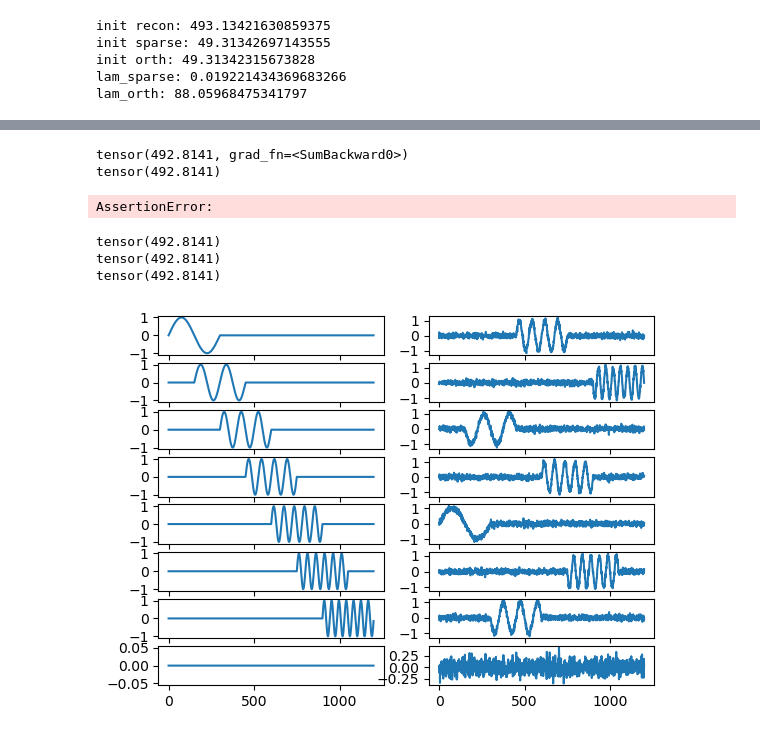
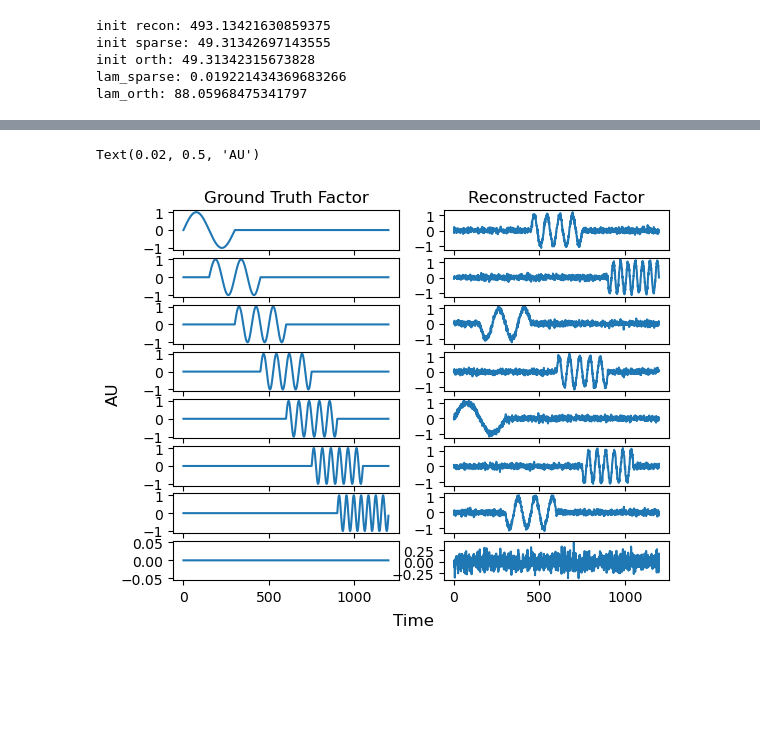
Before and after one commit to AlbertLiangca/sca-REPLICATION, a Jupyter notebook: Notebooks/toy_example.ipynb, the cells around one changed output, grey strips where cells are left out. Cells and saved outputs as stored; diff of their text form; code cells hidden in the pictures; blank space fills up the shorter version.

Commit message:
- Moved creating sample weights to util.py - Started MonkeyB_reaching       - Honestly, this last part is an exercise in reading along with the graphs that they did

```diff
--- a/Notebooks/toy_example.ipynb
+++ b/Notebooks/toy_example.ipynb
@@ -80,38 +74,0 @@ def create_W(X):
-# %%
-X = X0_torch
-K = n_components
-W = torch.eye(T)
-
-svd = TruncatedSVD(K)
-svd.fit(W@X)
-U = svd.components_.T
-V = svd.components_
-
-U = torch.from_numpy(U)
-V = torch.from_numpy(V)
-V = V
-
-pca_latent = X@U
-pca_out = pca_latent@V
-
-dum = SCA_autoencoder(N_neurons,K,U.T).to(device)
-dum.V.weight = V.T.to(device)
-hidden,out = dum(X.to(device))
-dum_V = dum.V.weight
-
-loss_func(X.to(device),W.to(device),hidden,out,dum_V,0.019221434369683266,88.05968475341797)
-
-print(torch.sum((X.to(device)-out)**2))
-print(torch.sum((X - pca_out)**2))
-
-
-assert torch.allclose(torch.zeros(n_components,device=device),dum.U.bias)
-assert torch.allclose(torch.zeros(N_neurons,device=device),dum.V.bias)
-assert torch.allclose(V.T.to(device),dum.V.weight)
-assert torch.allclose(U.T.to(device),dum.U.weight)
-assert torch.allclose(hidden,pca_latent.to(device))
-assert torch.allclose(out,pca_out.to(device))
-# %% [output]
-tensor(492.8141, grad_fn=<SumBackward0>)
-tensor(492.8141)
-AssertionError:
@@ -124,23 +75,17 @@ def recon_loss(m,use_device = False):
-# %%
-ex1 = X.to(device)@U.to(device)@V.to(device)
-ex2_1 = X@U
-ex2_2 = ex2_1@V
-ex3_1 = U@V
-ex3_2 = X@ex3_1
-print(recon_loss(ex1,True))
-print(recon_loss(ex2_2))
-print(recon_loss(ex3_2))
-# %% [output]
-tensor(492.8141)
-tensor(492.8141)
-tensor(492.8141)
 # %%
 Extra_Z = np.zeros([T,n_components])
 Extra_Z[:,:R_sim] = Z
 
+latents_np = data['latent'].cpu().detach().numpy()
+
 fig,ax = plt.subplots(n_components,2)
 for i in range(n_components):
     ax[i,0].plot(Extra_Z[:,i])
-    ax[i,1].plot(data['latent'].cpu().detach().numpy()[:,i])
+    ax[i,1].plot(latents_np[:,i])
+ax[0,0].set_title('Ground Truth Factor')
+ax[0,1].set_title('Reconstructed Factor')
+fig.supxlabel('Time')
+fig.supylabel('AU')
 # %% [output]
+Text(0.02, 0.5, 'AU')
-[figure, old version]
+[figure, new version]
```
Also changed, not shown: parts of 4 cells of this notebook, 5 other files.
